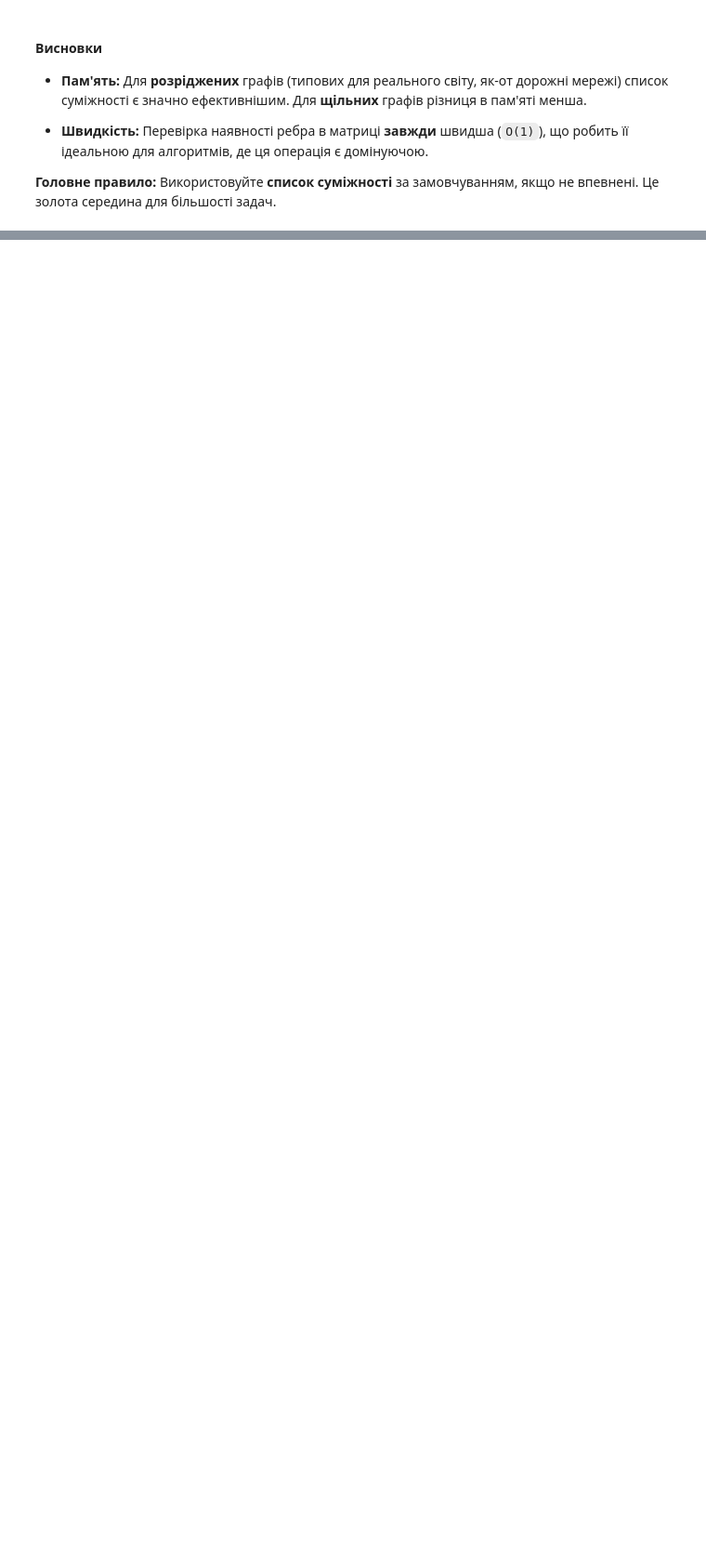
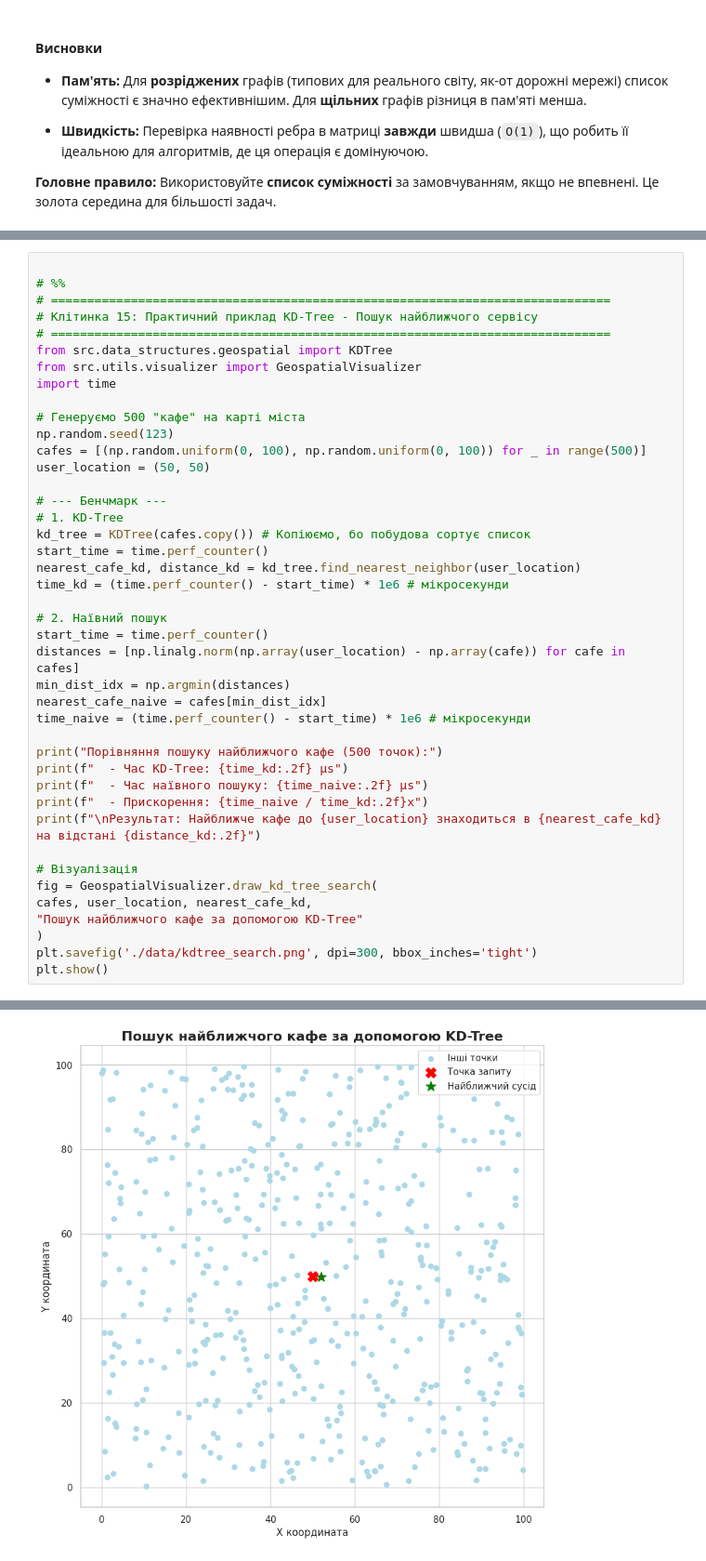
Before and after one commit to yevheniihorbatyuk/design_and_analysis_of_algorithms_hands_on_content, a Jupyter notebook: projects/week_02/main_notebook.ipynb, the cells around one changed output, grey strips where cells are left out. Shown at 93% size. Drawn from its saved outputs; the diff is of its cells as text; blank space fills up the shorter version.

```diff
--- a/projects/week_02/notebook_v2.ipynb
+++ b/projects/week_02/main_notebook.ipynb
@@ -773,0 +1204,43 @@ styled_df
+# %%
+
+# %%
+# =============================================================================
+# Клітинка 15: Практичний приклад KD-Tree - Пошук найближчого сервісу
+# =============================================================================
+from src.data_structures.geospatial import KDTree
+from src.utils.visualizer import GeospatialVisualizer
+import time
+
+# Генеруємо 500 "кафе" на карті міста
+np.random.seed(123)
+cafes = [(np.random.uniform(0, 100), np.random.uniform(0, 100)) for _ in range(500)]
+user_location = (50, 50)
+
+# --- Бенчмарк ---
+# 1. KD-Tree
+kd_tree = KDTree(cafes.copy()) # Копіюємо, бо побудова сортує список
+start_time = time.perf_counter()
+nearest_cafe_kd, distance_kd = kd_tree.find_nearest_neighbor(user_location)
+time_kd = (time.perf_counter() - start_time) * 1e6 # мікросекунди
+
+# 2. Наївний пошук
+start_time = time.perf_counter()
+distances = [np.linalg.norm(np.array(user_location) - np.array(cafe)) for cafe in cafes]
+min_dist_idx = np.argmin(distances)
+nearest_cafe_naive = cafes[min_dist_idx]
+time_naive = (time.perf_counter() - start_time) * 1e6 # мікросекунди
+
+print("Порівняння пошуку найближчого кафе (500 точок):")
+print(f"  - Час KD-Tree: {time_kd:.2f} µs")
+print(f"  - Час наївного пошуку: {time_naive:.2f} µs")
+print(f"  - Прискорення: {time_naive / time_kd:.2f}x")
+print(f"\nРезультат: Найближче кафе до {user_location} знаходиться в {nearest_cafe_kd} на відстані {distance_kd:.2f}")
+
+# Візуалізація
+fig = GeospatialVisualizer.draw_kd_tree_search(
+cafes, user_location, nearest_cafe_kd,
+"Пошук найближчого кафе за допомогою KD-Tree"
+)
+plt.savefig('./data/kdtree_search.png', dpi=300, bbox_inches='tight')
+plt.show()
+# %% [output]
@@ -773,0 +1253 @@ styled_df
+[figure, added]
```
Also changed, not shown: parts of 54 cells of this notebook, 9 other files.
